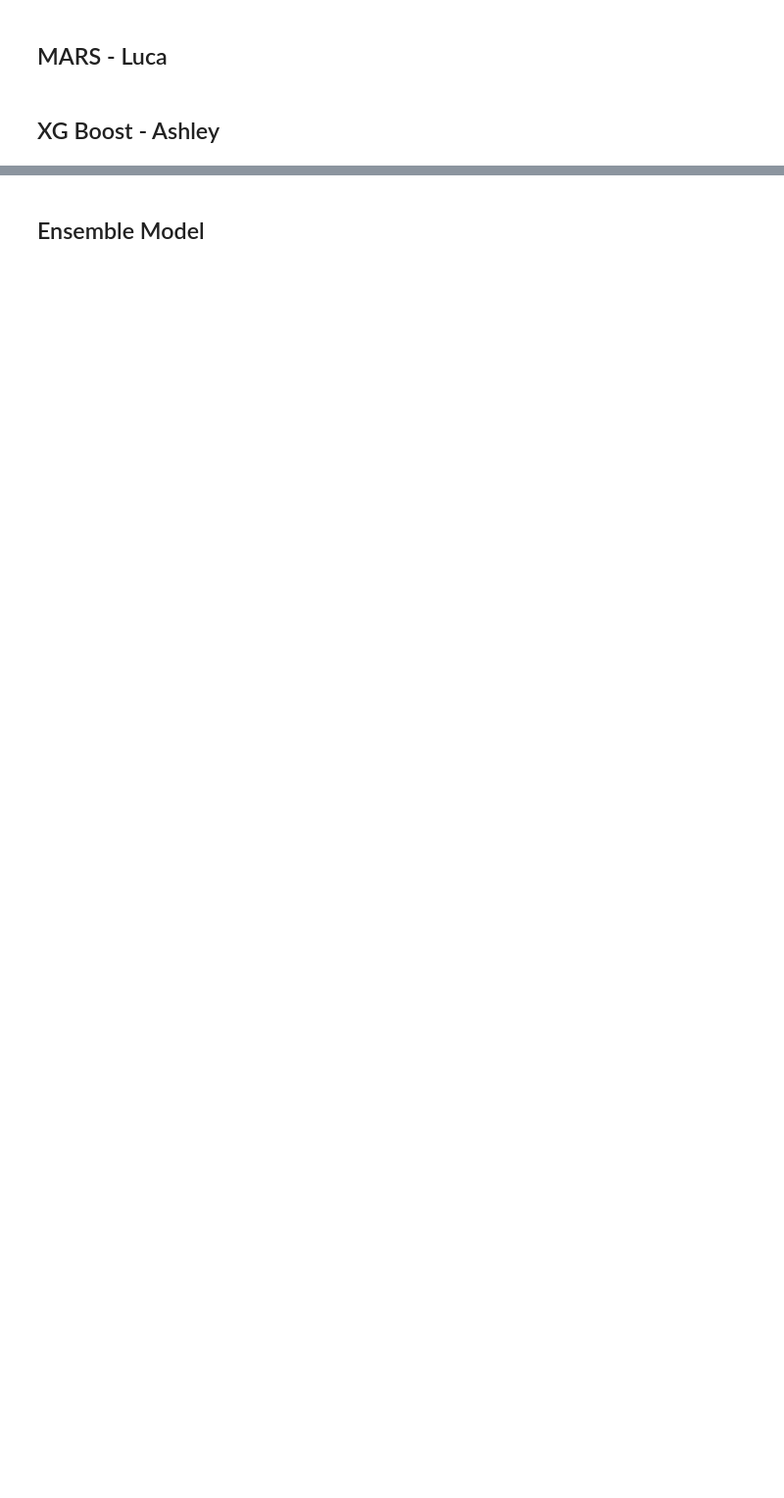
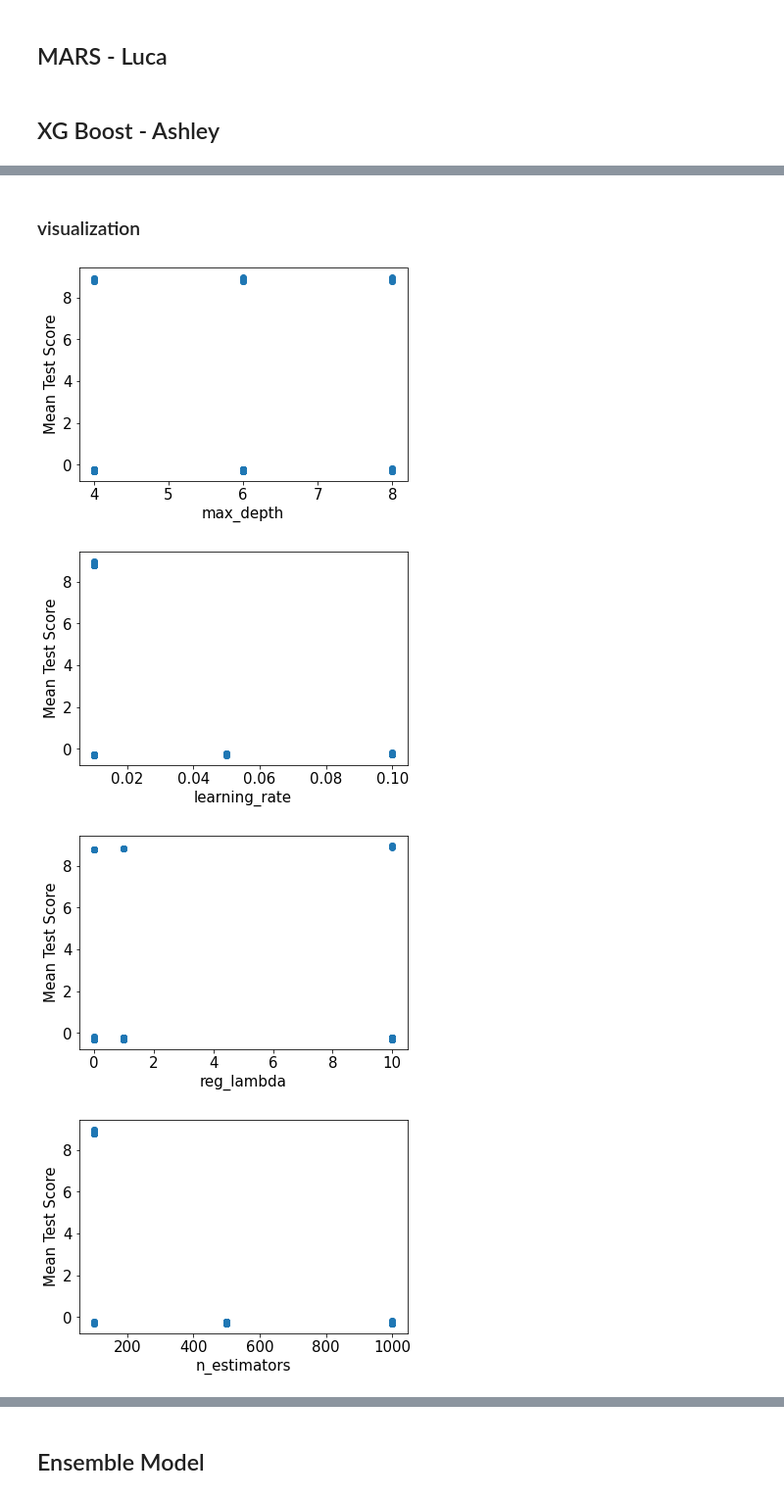
Before and after one commit to awitarsa/stat303-3, a Jupyter notebook: PROJECT WORKBOOK.ipynb, the cells around one changed output, grey strips where cells are left out. Shown at 98% size. Saved outputs shown, nothing was run; the diff lists cells and outputs as text; code cells hidden in the pictures; blank space fills up the shorter version.

```diff
--- a/PROJECT WORKBOOK.ipynb
+++ b/PROJECT WORKBOOK.ipynb
@@ -453,0 +587,21 @@ The RMSE on test data is 60.949889254834424
+# %%
+#K-fold cross validation to find optimal parameters for XGBoost
+start_time = time.time()
+param_grid = {'max_depth': [4,6,8],
+              'learning_rate': [0.01, 0.05, 0.1],
+               'reg_lambda':[0, 1, 10],
+                'n_estimators':[100, 500, 1000],
+                'gamma': [0, 10, 100],
+                'subsample': [0.5, 0.75, 1.0],
+                'colsample_bytree': [0.5, 0.75, 1.0]}
+
+cv = KFold(n_splits=5,shuffle=True,random_state=1)
+optimal_params = RandomizedSearchCV(estimator=xgb.XGBRegressor(random_state=1),
+                             param_distributions = param_grid, n_iter = 200,
+                             verbose = 1,
+                             n_jobs=-1,
+                             cv = cv)
+optimal_params.fit(X_train,y_train)
+print("Optimal parameter values =", optimal_params.best_params_)
+print("Optimal cross validation R-squared = ",optimal_params.best_score_)
+print("Time taken = ", round((time.time()-start_time)/60), " minutes")
@@ -453,0 +613,4 @@ The RMSE on test data is 60.949889254834424
+# %%
+means = optimal_params.cv_results_['mean_test_score']
+stds = optimal_params.cv_results_['std_test_score']
+params = optimal_params.cv_results_['params']
@@ -453,0 +621,19 @@ The RMSE on test data is 60.949889254834424
+# %% [markdown]
+### visualization
+# %%
+param_names = ['max_depth','learning_rate','reg_lambda','n_estimators','gamma','subsample','colsample_bytree']
+
+for i in range(len(param_names)):
+    values = []
+    for j in range(len(params)):
+        values.append(params[j][param_names[i]])
+    fig, ax = plt.subplots()
+    ax.scatter(values, -means)
+    ax.set_xlabel(param_names[i])
+    ax.set_ylabel('Mean Test Score')
+    plt.show()
+# %% [output]
+[figure, added]
+[figure, added]
+[figure, added]
+[figure, added]
```
Also changed, not shown: parts of 62 cells of this notebook, 1 other file.
